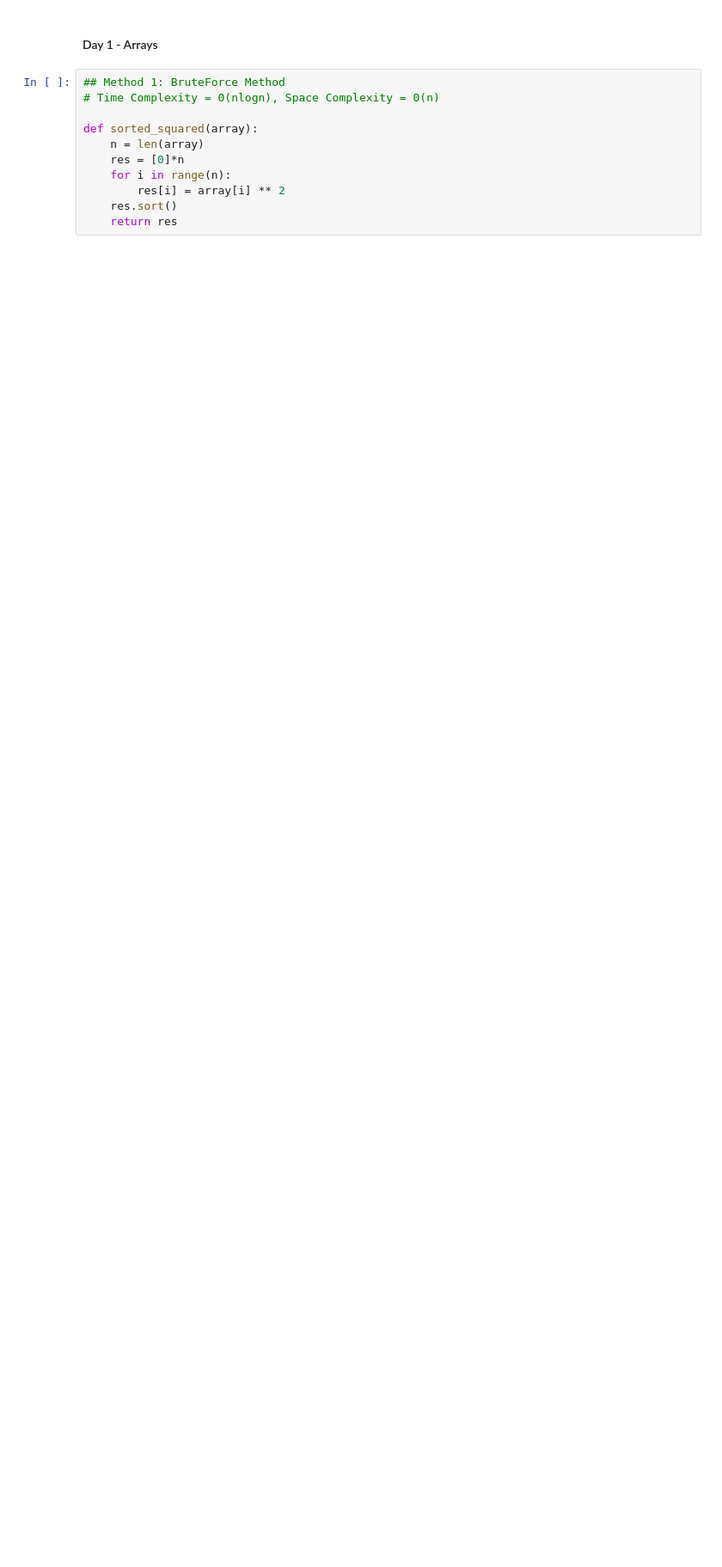
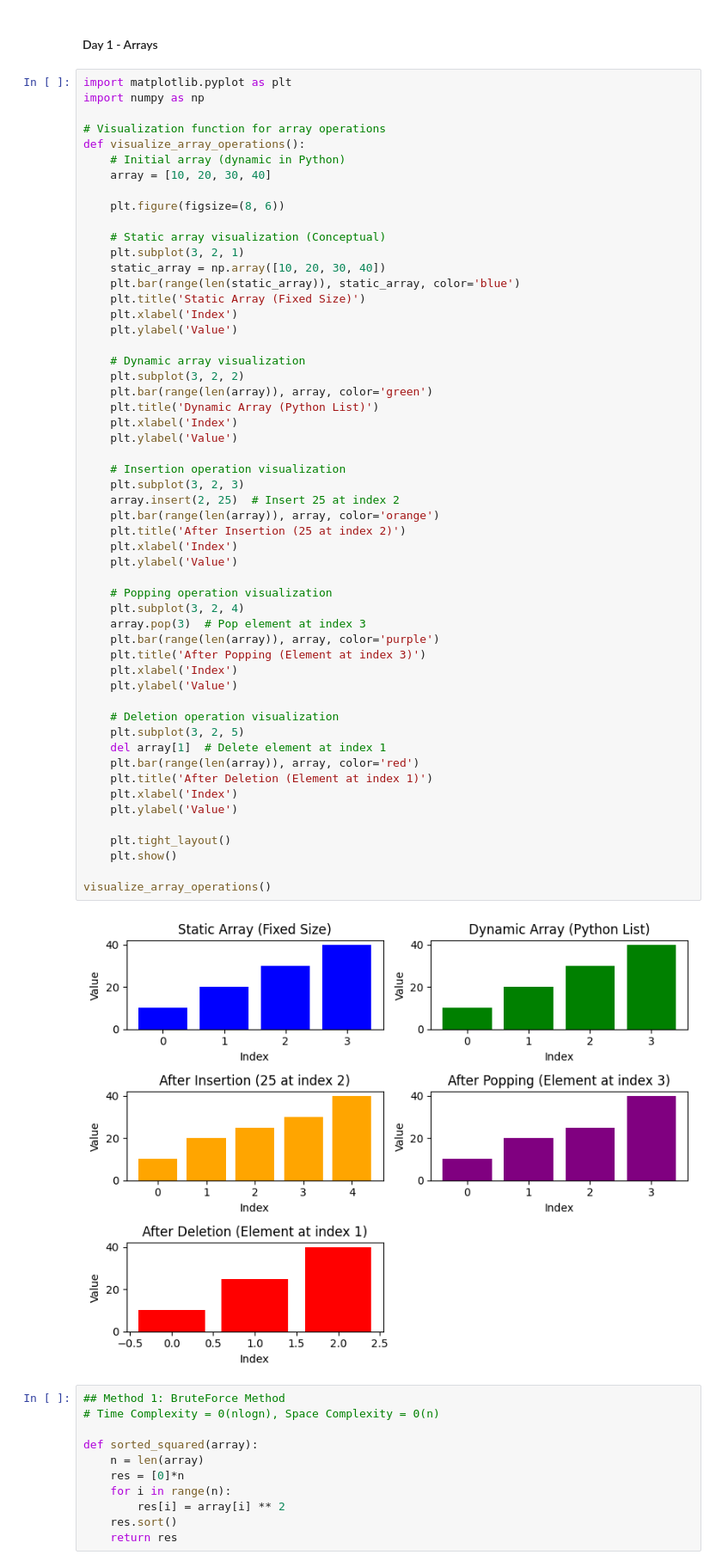
Before and after one commit to abhishek-pokhrel/Data-Structures-and-Algorithms, a Jupyter notebook: Day 1/Arrays.ipynb, the cells around one changed output. Shown: that part at 86% size. Saved outputs shown, nothing was run; the diff lists cells and outputs as text; blank space fills up the shorter version.

```diff
--- a/Day 1/Arrays.ipynb
+++ b/Day 1/Arrays.ipynb
@@ -1,5 +1,61 @@
 # %% [markdown]
 #### Day 1 - Arrays
+# %%
+import matplotlib.pyplot as plt
+import numpy as np
+
+# Visualization function for array operations
+def visualize_array_operations():
+    # Initial array (dynamic in Python)
+    array = [10, 20, 30, 40]
+
+    plt.figure(figsize=(8, 6))
+
+    # Static array visualization (Conceptual)
+    plt.subplot(3, 2, 1)
+    static_array = np.array([10, 20, 30, 40])
+    plt.bar(range(len(static_array)), static_array, color='blue')
+    plt.title('Static Array (Fixed Size)')
+    plt.xlabel('Index')
+    plt.ylabel('Value')
+
+    # Dynamic array visualization
+    plt.subplot(3, 2, 2)
+    plt.bar(range(len(array)), array, color='green')
+    plt.title('Dynamic Array (Python List)')
+    plt.xlabel('Index')
+    plt.ylabel('Value')
+
+    # Insertion operation visualization
+    plt.subplot(3, 2, 3)
+    array.insert(2, 25)  # Insert 25 at index 2
+    plt.bar(range(len(array)), array, color='orange')
+    plt.title('After Insertion (25 at index 2)')
+    plt.xlabel('Index')
+    plt.ylabel('Value')
+
+    # Popping operation visualization
+    plt.subplot(3, 2, 4)
+    array.pop(3)  # Pop element at index 3
+    plt.bar(range(len(array)), array, color='purple')
+    plt.title('After Popping (Element at index 3)')
+    plt.xlabel('Index')
+    plt.ylabel('Value')
+
+    # Deletion operation visualization
+    plt.subplot(3, 2, 5)
+    del array[1]  # Delete element at index 1
+    plt.bar(range(len(array)), array, color='red')
+    plt.title('After Deletion (Element at index 1)')
+    plt.xlabel('Index')
+    plt.ylabel('Value')
+
+    plt.tight_layout()
+    plt.show()
+
+visualize_array_operations()
+# %% [output]
+[figure, added]
 # %%
 ## Method 1: BruteForce Method
 # Time Complexity = 0(nlogn), Space Complexity = 0(n)
```
Also changed, not shown: parts of 2 cells of this notebook.
